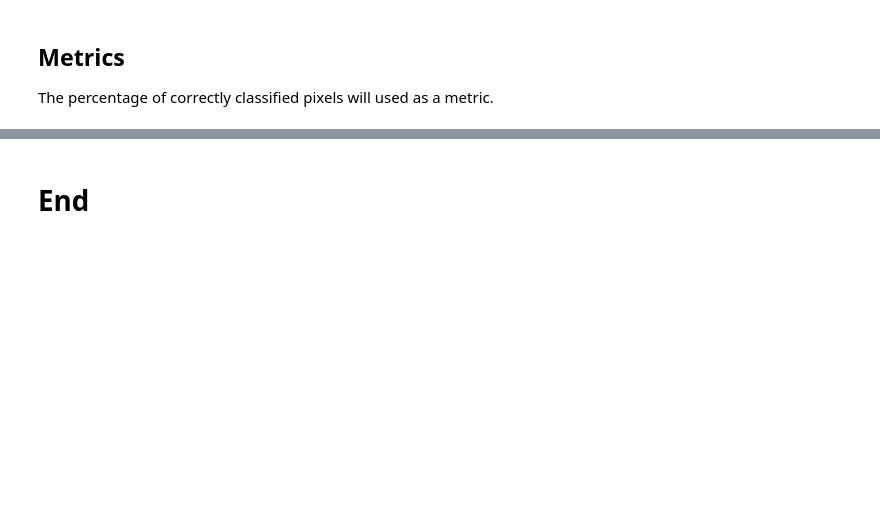
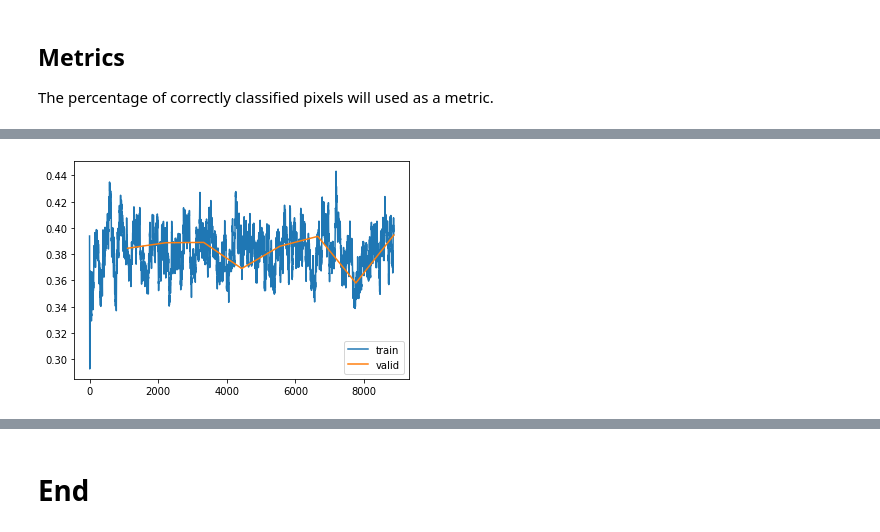
Before and after one commit to qAp/kgl_clouds, a Jupyter notebook: single_cloudtype-gcp.ipynb, the cells around one changed output, grey strips where cells are left out. Cells and saved outputs as stored; diff of their text form; code cells hidden in the pictures; blank space fills up the shorter version.

```diff
--- a/single_cloudtype-gcp.ipynb
+++ b/single_cloudtype-gcp.ipynb
@@ -278 +298,5 @@ learn = Learner(dbch, model, loss_func=OpenMask.loss_func, lr=1e-2, metrics=acc_
+# %%
+learn.recorder.plot_loss()
+# %% [output]
+[figure, added]
 # %%
```
Also changed, not shown: parts of 32 cells of this notebook.
